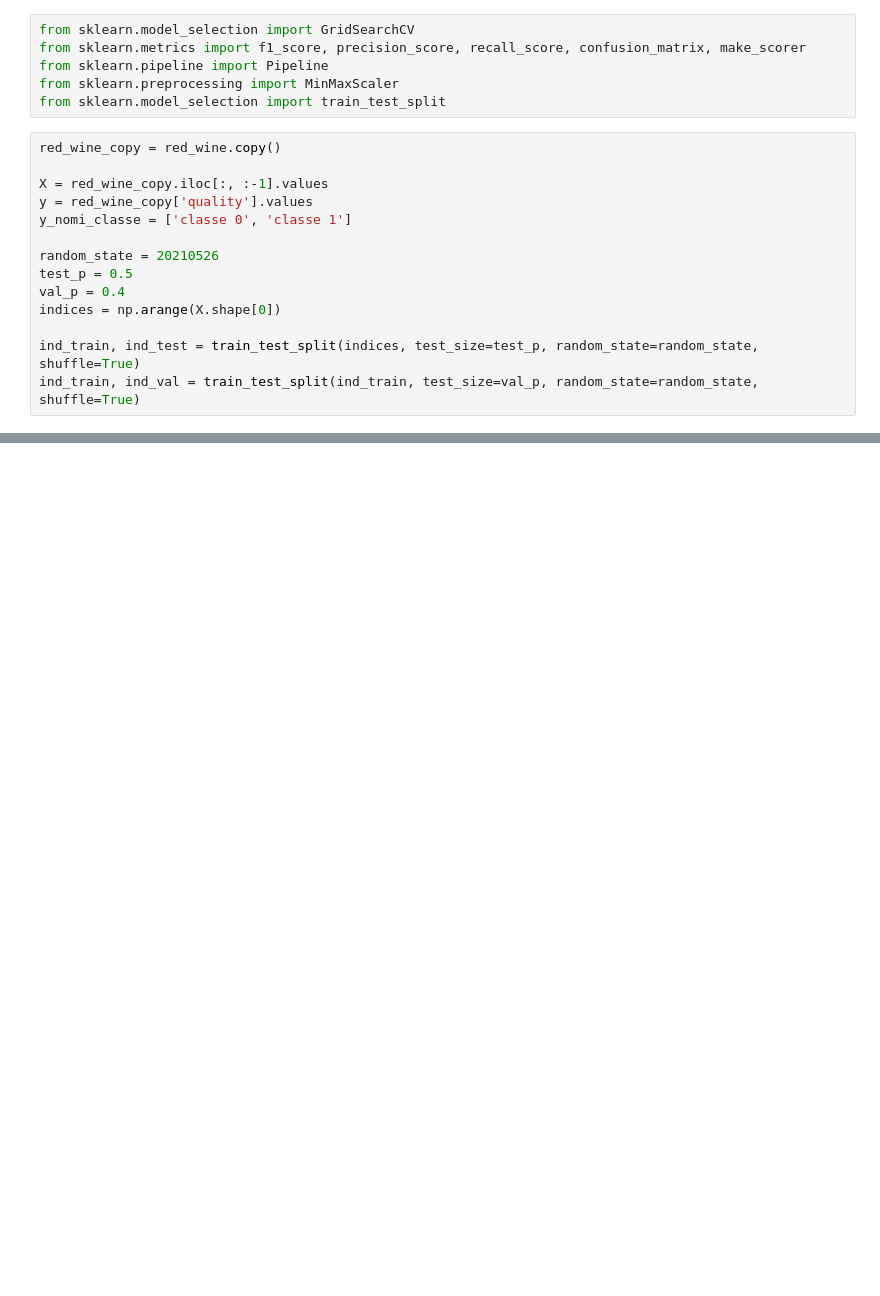
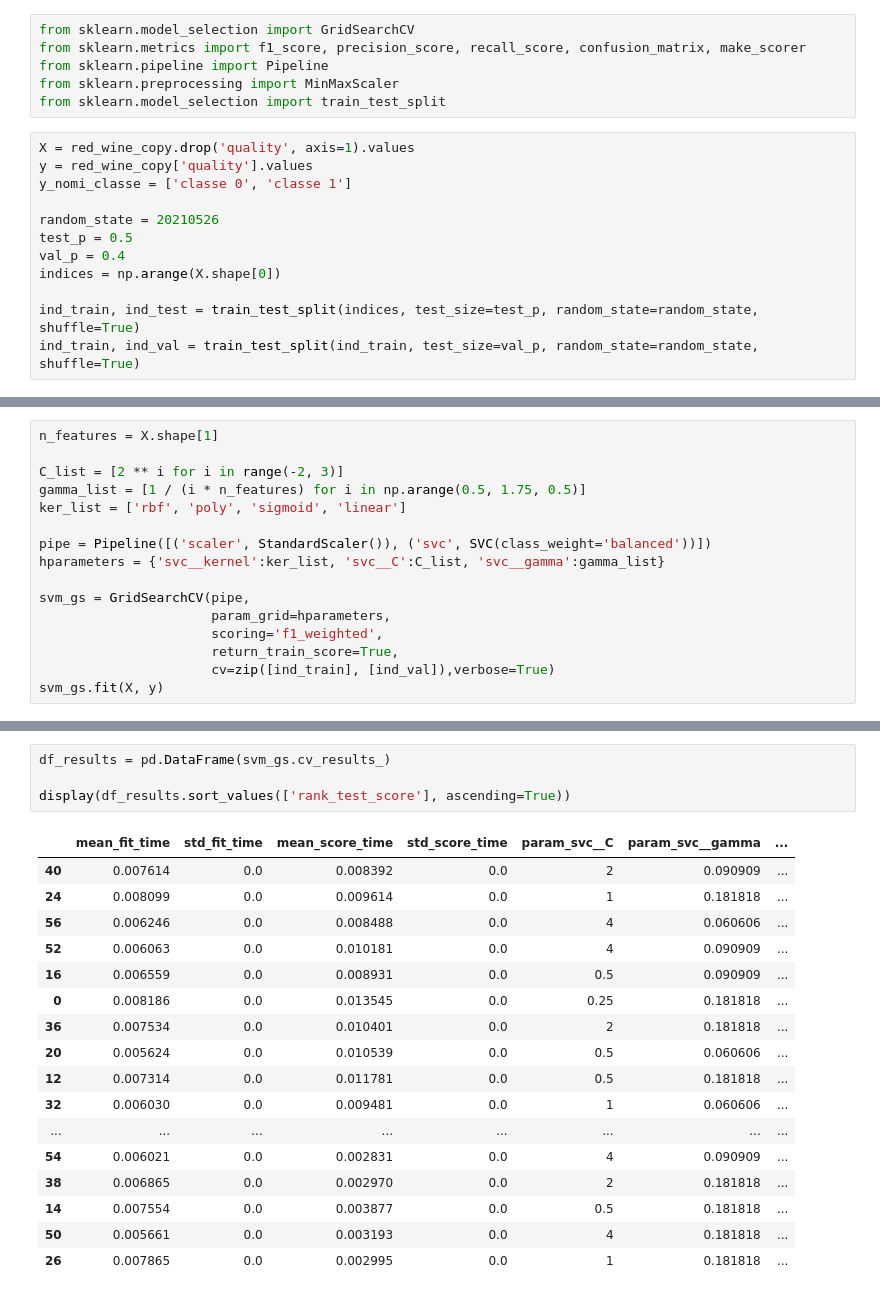
Before and after one commit to MarcoMungaiCoppolino/Data-Science-Portfolio, a Jupyter notebook: Wine_Quality/notebooks/02-second-logical-notebook.ipynb, the cells around one changed output, grey strips where cells are left out. Saved outputs shown, nothing was run; the diff lists cells and outputs as text; blank space fills up the shorter version.

```diff
--- a/Wine_Quality/notebooks/02-second-logical-notebook.ipynb
+++ b/Wine_Quality/notebooks/02-second-logical-notebook.ipynb
@@ -66,9 +95,7 @@ from sklearn.pipeline import Pipeline
 from sklearn.preprocessing import MinMaxScaler
 from sklearn.model_selection import train_test_split
 # %%
-red_wine_copy = red_wine.copy()
-
-X = red_wine_copy.iloc[:, :-1].values
+X = red_wine_copy.drop('quality', axis=1).values
 y = red_wine_copy['quality'].values
 y_nomi_classe = ['classe 0', 'classe 1']
 
@@ -81,0 +159,16 @@ ind_train, ind_val = train_test_split(ind_train, test_size=val_p, random_state=r
+# %%
+n_features = X.shape[1]
+
+C_list = [2 ** i for i in range(-2, 3)]
+gamma_list = [1 / (i * n_features) for i in np.arange(0.5, 1.75, 0.5)]
+ker_list = ['rbf', 'poly', 'sigmoid', 'linear']
+
+pipe = Pipeline([('scaler', StandardScaler()), ('svc', SVC(class_weight='balanced'))])
+hparameters = {'svc__kernel':ker_list, 'svc__C':C_list, 'svc__gamma':gamma_list}
+
+svm_gs = GridSearchCV(pipe,
+                      param_grid=hparameters,
+                      scoring='f1_weighted',
+                      return_train_score=True,
+                      cv=zip([ind_train], [ind_val]),verbose=True)
+svm_gs.fit(X, y)
@@ -81,0 +186,22 @@ ind_train, ind_val = train_test_split(ind_train, test_size=val_p, random_state=r
+# %%
+df_results = pd.DataFrame(svm_gs.cv_results_)
+
+display(df_results.sort_values(['rank_test_score'], ascending=True))
+# %% [output]
+|  | mean_fit_time | std_fit_time | mean_score_time | std_score_time | param_svc__C | param_svc__gamma | ... |
+| 40 | 0.007614 | 0.0 | 0.008392 | 0.0 | 2 | 0.090909 | ... |
+| 24 | 0.008099 | 0.0 | 0.009614 | 0.0 | 1 | 0.181818 | ... |
+| 56 | 0.006246 | 0.0 | 0.008488 | 0.0 | 4 | 0.060606 | ... |
+| 52 | 0.006063 | 0.0 | 0.010181 | 0.0 | 4 | 0.090909 | ... |
+| 16 | 0.006559 | 0.0 | 0.008931 | 0.0 | 0.5 | 0.090909 | ... |
+| 0 | 0.008186 | 0.0 | 0.013545 | 0.0 | 0.25 | 0.181818 | ... |
+| 36 | 0.007534 | 0.0 | 0.010401 | 0.0 | 2 | 0.181818 | ... |
+| 20 | 0.005624 | 0.0 | 0.010539 | 0.0 | 0.5 | 0.060606 | ... |
+| 12 | 0.007314 | 0.0 | 0.011781 | 0.0 | 0.5 | 0.181818 | ... |
+| 32 | 0.006030 | 0.0 | 0.009481 | 0.0 | 1 | 0.060606 | ... |
+| ... | ... | ... | ... | ... | ... | ... | ... |
+| 54 | 0.006021 | 0.0 | 0.002831 | 0.0 | 4 | 0.090909 | ... |
+| 38 | 0.006865 | 0.0 | 0.002970 | 0.0 | 2 | 0.181818 | ... |
+| 14 | 0.007554 | 0.0 | 0.003877 | 0.0 | 0.5 | 0.181818 | ... |
+| 50 | 0.005661 | 0.0 | 0.003193 | 0.0 | 4 | 0.181818 | ... |
+| 26 | 0.007865 | 0.0 | 0.002995 | 0.0 | 1 | 0.181818 | ... |
```
Also changed, not shown: parts of 15 cells of this notebook, 1 other file.
